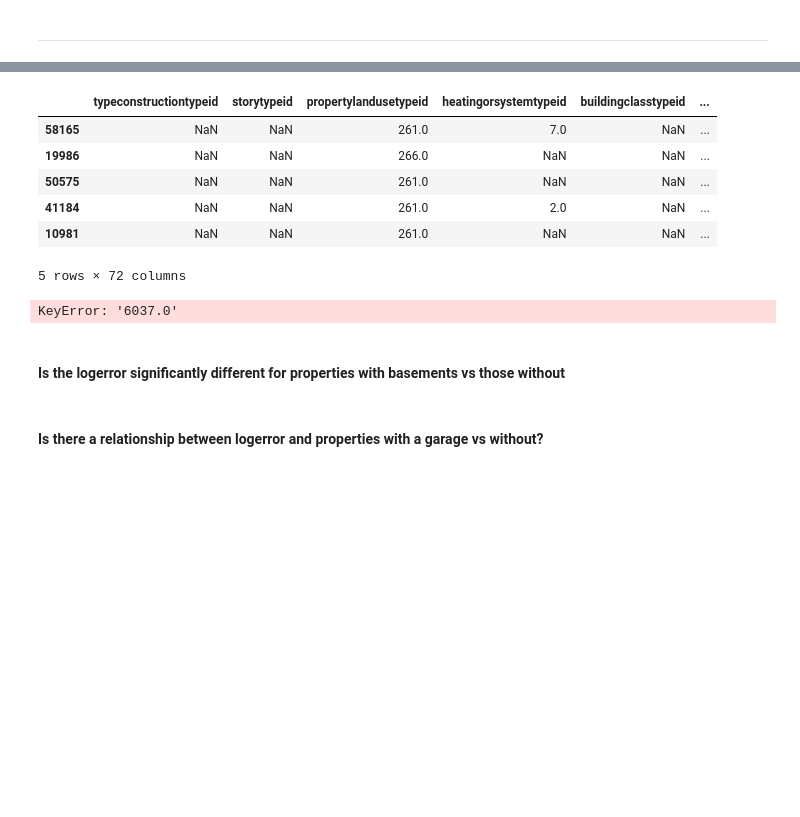
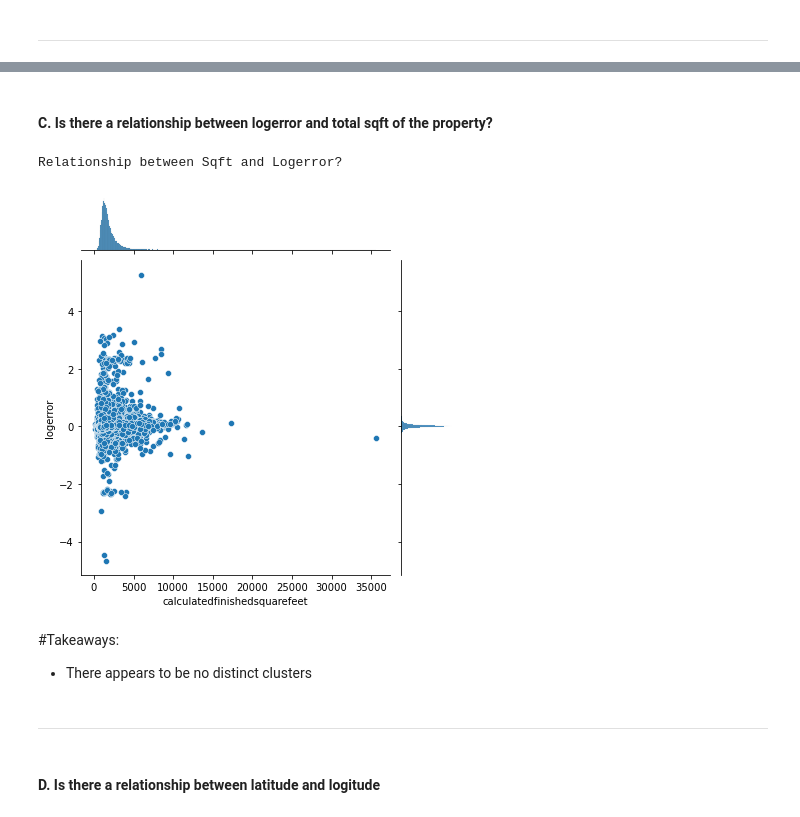
Before and after one commit to natasharivers/Clustering, a Jupyter notebook: explore_zillow.ipynb, the cells around one changed output, grey strips where cells are left out. Drawn from its saved outputs; the diff is of its cells as text; code cells hidden in the pictures; blank space fills up the shorter version.

```diff
--- a/explore_zillow.ipynb
+++ b/explore_zillow.ipynb
@@ -40,6 +34,0 @@ fips_dummies = pd.get_dummies(df.fips)
-# %%
-# add dummy columns to df
-df = pd.concat([df, fips_dummies], axis=1)
-# %%
-#rename columns for fips to make more legible
-df = df.rename(columns={"6037.0": "LA", "6059.0": "Orange", "6111.0": "Ventura"})
@@ -171,18 +153,0 @@ for col in train.columns:
-# %%
-train.head()
-# %% [output]
-|  | typeconstructiontypeid | storytypeid | propertylandusetypeid | heatingorsystemtypeid | buildingclasstypeid | ... |
-| 58165 | NaN | NaN | 261.0 | 7.0 | NaN | ... |
-| 19986 | NaN | NaN | 266.0 | NaN | NaN | ... |
-| 50575 | NaN | NaN | 261.0 | NaN | NaN | ... |
-| 41184 | NaN | NaN | 261.0 | 2.0 | NaN | ... |
-| 10981 | NaN | NaN | 261.0 | NaN | NaN | ... |
-5 rows × 72 columns
-# %%
-sns.boxplot(train.logerror, train['6037.0'])
-plt.title('Potential difference in logerror across counties?')
-plt.show()
-# %% [output]
-KeyError: '6037.0'
-# %% [markdown]
-#### Is the logerror significantly different for properties with basements vs those without
@@ -191,2 +154,20 @@ df.basement
+# %% [markdown]
+#### C.  Is there a relationship between logerror and total sqft of the property?
+# %%
+print('Relationship between Sqft and Logerror?')
+sns.jointplot(x="calculatedfinishedsquarefeet", y="logerror", data=train)
+plt.xlabel("Total Square Feet")
+plt.ylabel("Log Error")
+plt.show()
+
+#go back and remove outliers
+# %% [output]
+Relationship between Sqft and Logerror?
+[figure, added]
+# %% [markdown]
+#Takeaways:
+- There appears to be no distinct clusters
+# %% [markdown]
+<hr style="border:2px solid black"> </hr>
 # %% [markdown]
-#### Is there a relationship between logerror and properties with a garage vs without?
+#### D. Is there a relationship between latitude and logitude
```
Also changed, not shown: parts of 51 cells of this notebook.
